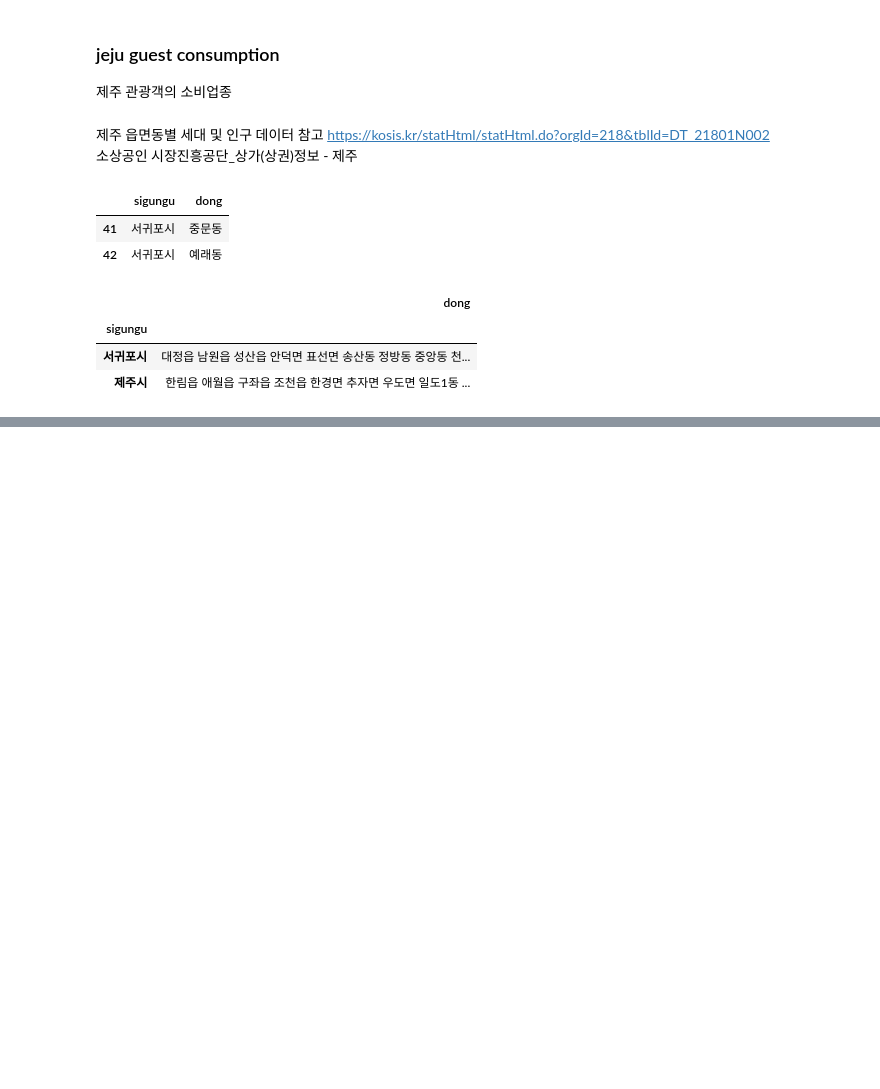
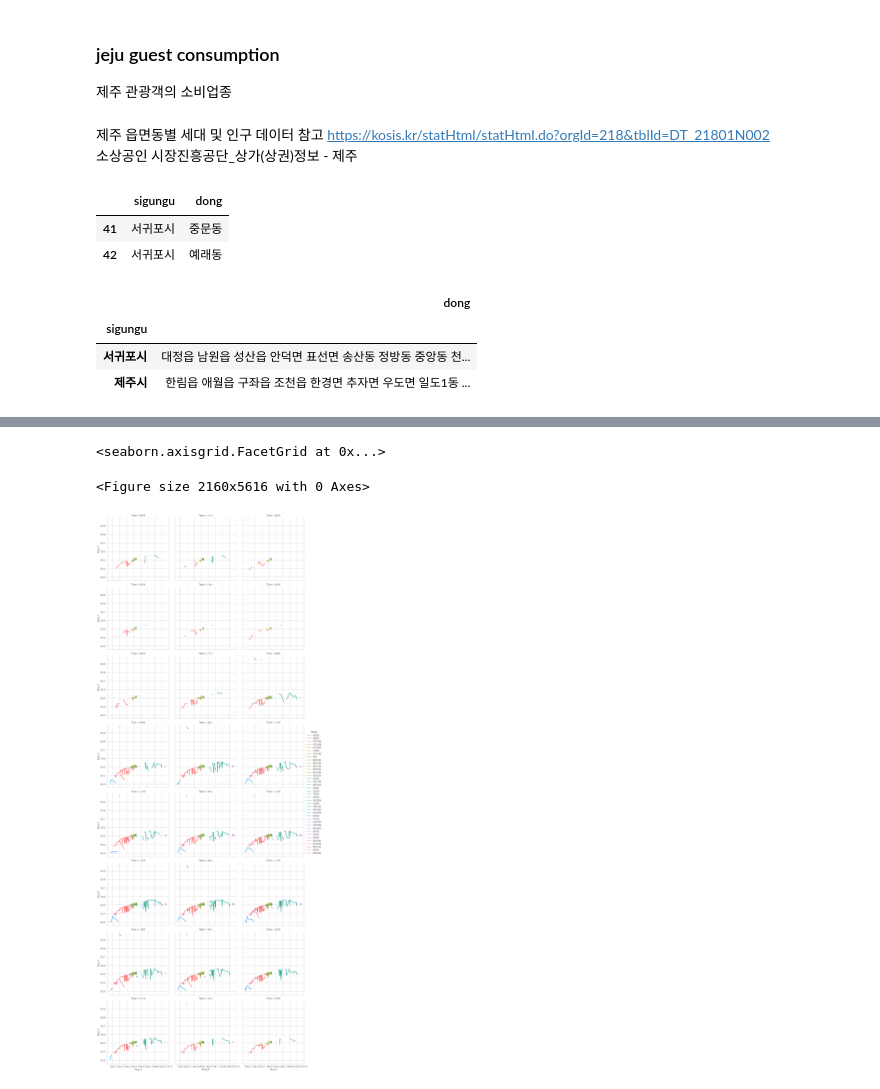
Before and after one commit to HyunjinKIM-Chloe/eda-repo-1, a Jupyter notebook: eda/jeju_guest_consumption.ipynb, the cells around one changed output, grey strips where cells are left out. Cells and saved outputs as stored; diff of their text form; code cells hidden in the pictures; blank space fills up the shorter version.

```diff
--- a/eda/jeju_guest_consumption.ipynb
+++ b/eda/jeju_guest_consumption.ipynb
@@ -67,0 +112,12 @@ plt.show()
+# %%
+plt.figure(figsize=(30,78))
+sns.set(rc={'axes.unicode_minus':False}, font='AppleGothic', style='whitegrid')
+sns.set_palette('Greens', 3)
+
+sns.relplot(x='Proj_X', y='Proj_Y', hue='Dong', col='Time', kind='line',
+            col_wrap=3, height=5, linewidth=2.5, data=jejusi)
+# sns.scatterplot(x='Proj_X', y='Proj_Y', data=datas);
+# %% [output]
+<seaborn.axisgrid.FacetGrid at 0x...>
+<Figure size 2160x5616 with 0 Axes>
+[figure, added]
```
Also changed, not shown: parts of 24 cells of this notebook.
